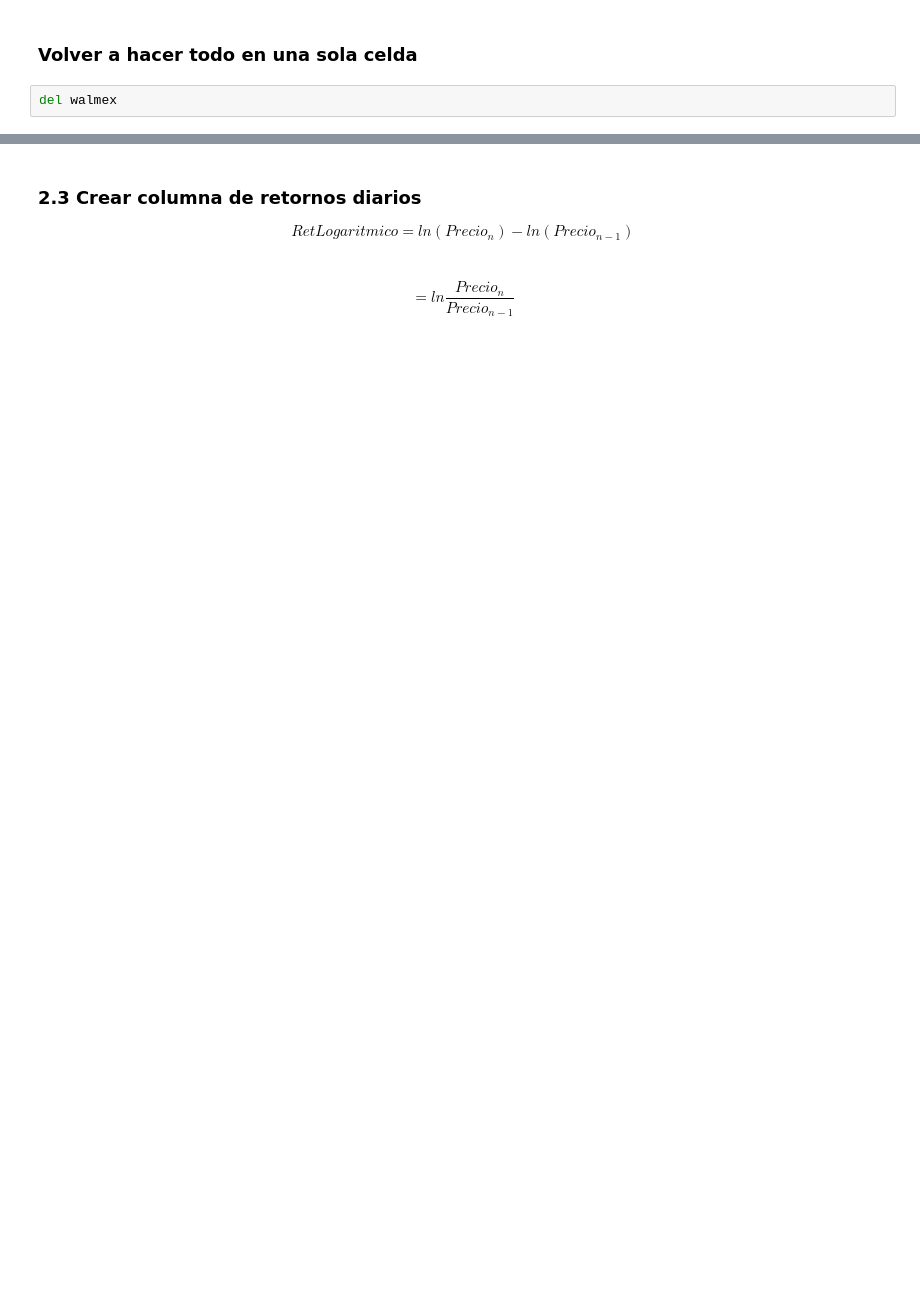
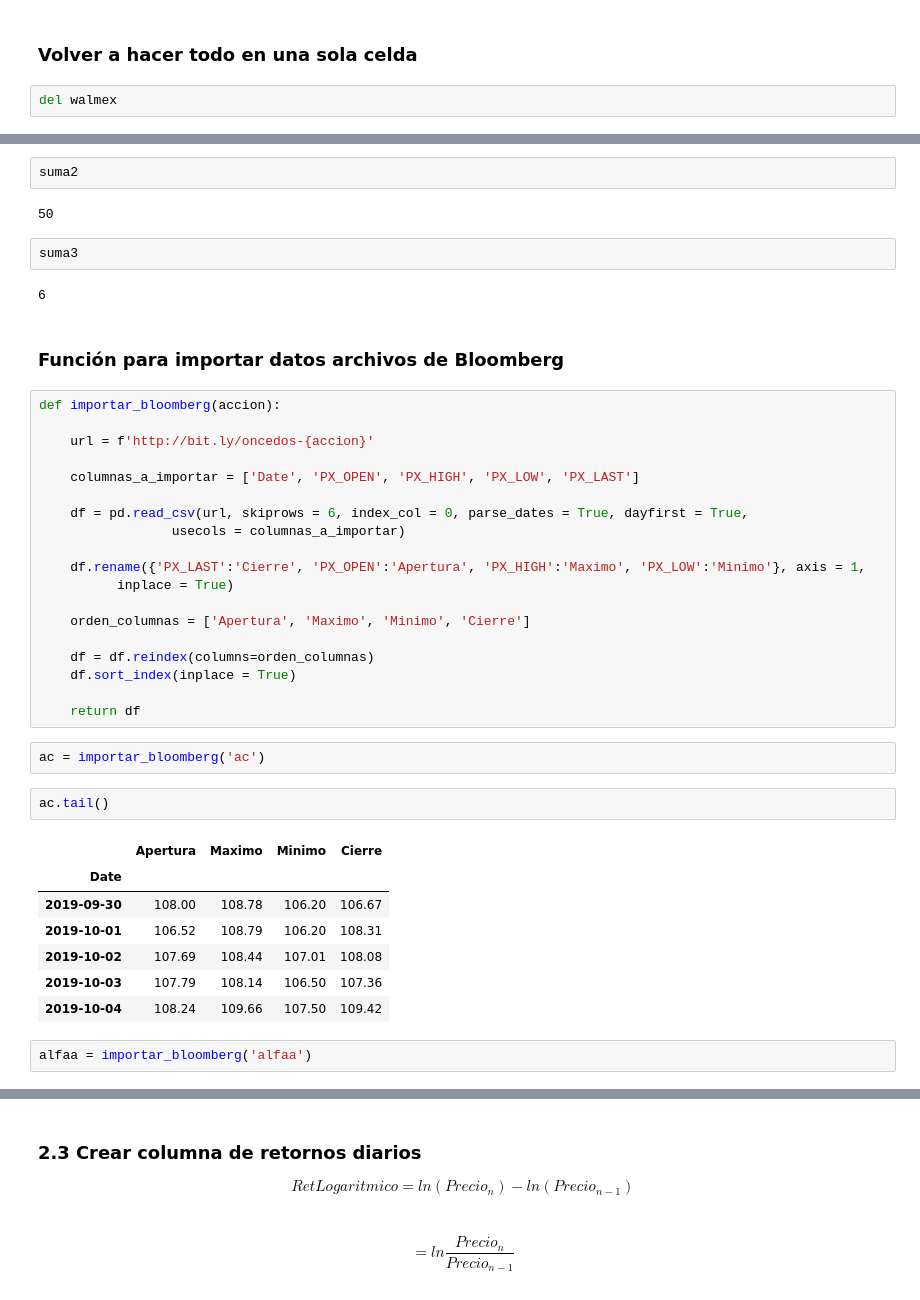
Before and after one commit to carlosdeoncedos/analisisdeinversion2021, a Jupyter notebook: Codigo/20211102Clase8.ipynb, the cells around one changed output, grey strips where cells are left out. Cells and saved outputs as stored; diff of their text form; blank space fills up the shorter version.

```diff
--- a/Codigo/20211102Clase8.ipynb
+++ b/Codigo/20211102Clase8.ipynb
@@ -448,0 +527,43 @@ walmex.sort_index(inplace = True)
+# %%
+suma2
+# %% [output]
+50
+# %%
+suma3
+# %% [output]
+6
+# %% [markdown]
+### Función para importar datos archivos de Bloomberg
+# %%
+def importar_bloomberg(accion):
+
+    url = f'http://bit.ly/oncedos-{accion}'
+
+    columnas_a_importar = ['Date', 'PX_OPEN', 'PX_HIGH', 'PX_LOW', 'PX_LAST']
+
+    df = pd.read_csv(url, skiprows = 6, index_col = 0, parse_dates = True, dayfirst = True,
+                 usecols = columnas_a_importar)
+
+    df.rename({'PX_LAST':'Cierre', 'PX_OPEN':'Apertura', 'PX_HIGH':'Maximo', 'PX_LOW':'Minimo'}, axis = 1,
+          inplace = True)
+
+    orden_columnas = ['Apertura', 'Maximo', 'Minimo', 'Cierre']
+
+    df = df.reindex(columns=orden_columnas)
+    df.sort_index(inplace = True)
+
+    return df
+# %%
+ac = importar_bloomberg('ac')
+# %%
+ac.tail()
+# %% [output]
+|  | Apertura | Maximo | Minimo | Cierre |
+| Date |  |  |  |  |
+| 2019-09-30 | 108.00 | 108.78 | 106.20 | 106.67 |
+| 2019-10-01 | 106.52 | 108.79 | 106.20 | 108.31 |
+| 2019-10-02 | 107.69 | 108.44 | 107.01 | 108.08 |
+| 2019-10-03 | 107.79 | 108.14 | 106.50 | 107.36 |
+| 2019-10-04 | 108.24 | 109.66 | 107.50 | 109.42 |
+# %%
+alfaa = importar_bloomberg('alfaa')
```
Also changed, not shown: parts of 66 cells of this notebook.
